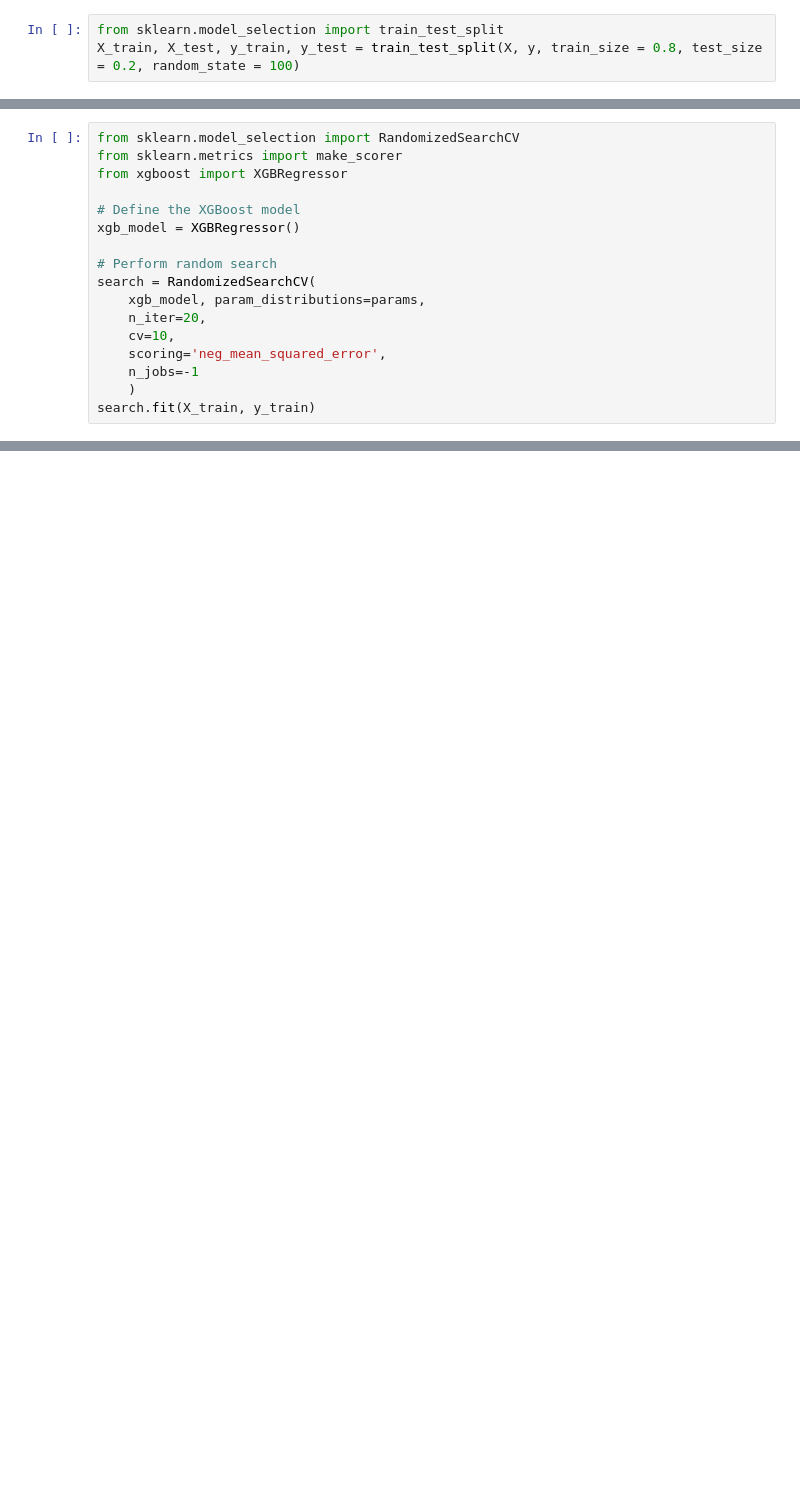
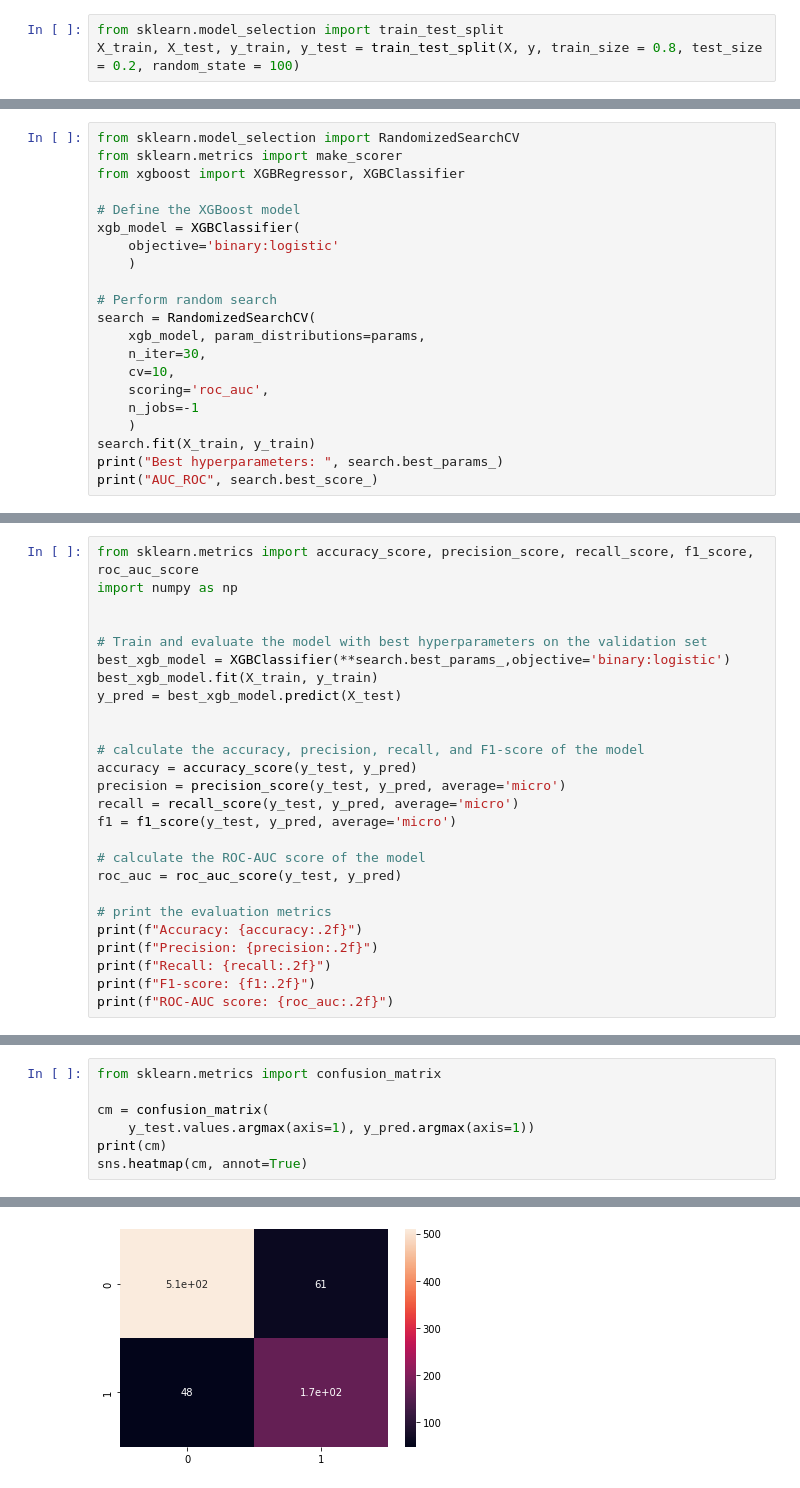
Before and after one commit to el-thobhy/rainfall-prediction, a Jupyter notebook: test_code_kaggle.ipynb, the cells around one changed output, grey strips where cells are left out. Saved outputs shown, nothing was run; the diff lists cells and outputs as text; blank space fills up the shorter version.

```diff
--- a/test_code_kaggle.ipynb
+++ b/test_code_kaggle.ipynb
@@ -242,18 +339,22 @@ params = {
 # %%
 from sklearn.model_selection import RandomizedSearchCV
 from sklearn.metrics import make_scorer
-from xgboost import XGBRegressor
+from xgboost import XGBRegressor, XGBClassifier
 
 # Define the XGBoost model
-xgb_model = XGBRegressor()
+xgb_model = XGBClassifier(
+    objective='binary:logistic'
+    )
 
 # Perform random search
 search = RandomizedSearchCV(
     xgb_model, param_distributions=params,
-    n_iter=20,
+    n_iter=30,
     cv=10,
-    scoring='neg_mean_squared_error',
+    scoring='roc_auc',
     n_jobs=-1
     )
 search.fit(X_train, y_train)
+print("Best hyperparameters: ", search.best_params_)
+print("AUC_ROC", search.best_score_)
 # %% [output]
@@ -357,0 +411,26 @@ results['root_mean_square_error'] = RMSE
+# %%
+from sklearn.metrics import accuracy_score, precision_score, recall_score, f1_score, roc_auc_score
+import numpy as np
+
+
+# Train and evaluate the model with best hyperparameters on the validation set
+best_xgb_model = XGBClassifier(**search.best_params_,objective='binary:logistic')
+best_xgb_model.fit(X_train, y_train)
+y_pred = best_xgb_model.predict(X_test)
+
+
+# calculate the accuracy, precision, recall, and F1-score of the model
+accuracy = accuracy_score(y_test, y_pred)
+precision = precision_score(y_test, y_pred, average='micro')
+recall = recall_score(y_test, y_pred, average='micro')
+f1 = f1_score(y_test, y_pred, average='micro')
+
+# calculate the ROC-AUC score of the model
+roc_auc = roc_auc_score(y_test, y_pred)
+
+# print the evaluation metrics
+print(f"Accuracy: {accuracy:.2f}")
+print(f"Precision: {precision:.2f}")
+print(f"Recall: {recall:.2f}")
+print(f"F1-score: {f1:.2f}")
+print(f"ROC-AUC score: {roc_auc:.2f}")
@@ -357,0 +458,8 @@ results['root_mean_square_error'] = RMSE
+# %%
+from sklearn.metrics import confusion_matrix
+
+cm = confusion_matrix(
+    y_test.values.argmax(axis=1), y_pred.argmax(axis=1))
+print(cm)
+sns.heatmap(cm, annot=True)
+# %% [output]
@@ -357,0 +469 @@ results['root_mean_square_error'] = RMSE
+[figure, added]
```
Also changed, not shown: parts of 93 cells of this notebook, 13 other files.
